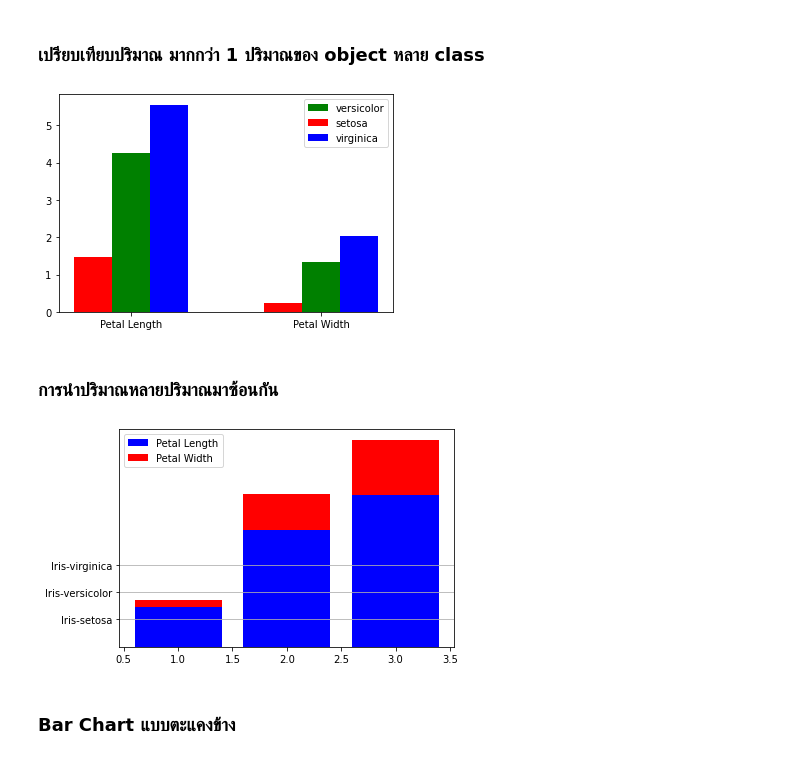
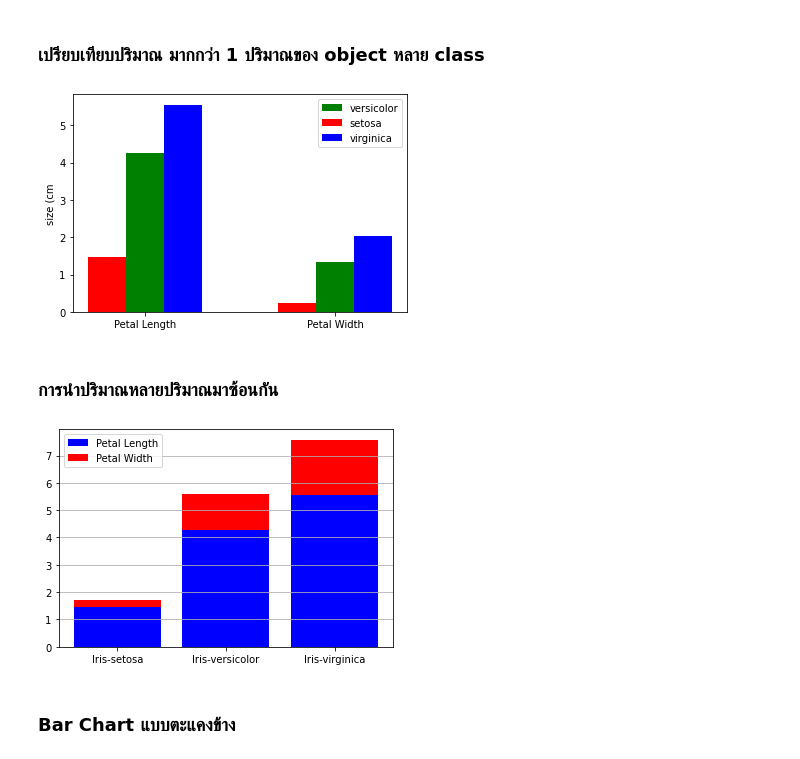
Before and after one commit to UNKOkiss/data_viz_2022, a Jupyter notebook: DataViz04_Data_Comparison.ipynb, the cells around one changed output. Saved outputs shown, nothing was run; the diff lists cells and outputs as text; code cells hidden in the pictures.

Commit message:
HW7 bar chart done

```diff
--- a/DataViz04_Data_Comparison.ipynb
+++ b/DataViz04_Data_Comparison.ipynb
@@ -238,23 +238,23 @@ width = 0.2
 
 plt.bar([1, 2],[sample_data['PetalLength'][1],sample_data['PetalWidth'][1]],width,color='g',label='versicolor') #ดอกที่ 2 versicolor
 plt.bar([1-width, 2-width],[sample_data['PetalLength'][0],sample_data['PetalWidth'][0]],width,color='r',label='setosa') #ดอกที่ 1 setosa ขยับซ้าย
-plt.bar([1+width, 2+width],[sample_data['PetalLength'][2],sample_data['PetalWidth'][2]],width,color='b',label='virginica') #ดอกที่ 1 setosa ขยับซ้าย
+plt.bar([1+width, 2+width],[sample_data['PetalLength'][2],sample_data['PetalWidth'][2]],width,color='b',label='virginica') #ดอกที่ 3 virginica ขยับซ้าย
 
+plt.ylabel('size (cm');
 plt.xticks([1,2], ['Petal Length','Petal Width'])
 plt.legend();
 # %% [output]
-[figure, old version]
+[figure, new version]
 # %% [markdown]
 ### การนำปริมาณหลายปริมาณมาซ้อนกัน
 # %%
 plt.bar([1,2,3],sample_data['PetalLength'],color='b',label='Petal Length')
 plt.bar([1,2,3],sample_data['PetalWidth'],bottom=sample_data['PetalLength'],color='r',label='Petal Width')
-
-plt.yticks([1,2,3], sample_data.reset_index()['Name'])
+plt.xticks([1,2,3], sample_data.reset_index()['Name'])
 plt.grid(True,axis='y')
 plt.legend();
 # %% [output]
-[figure, old version]
+[figure, new version]
 # %% [markdown]
 ### Bar Chart แบบตะแคงข้าง
 # %%
```
Also changed, not shown: parts of 5 cells of this notebook.
